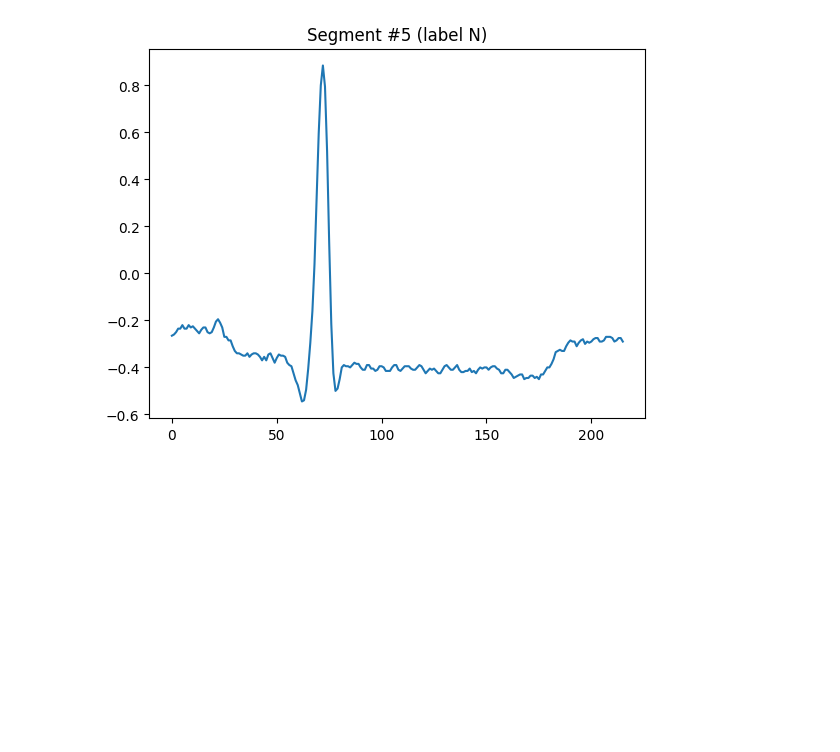
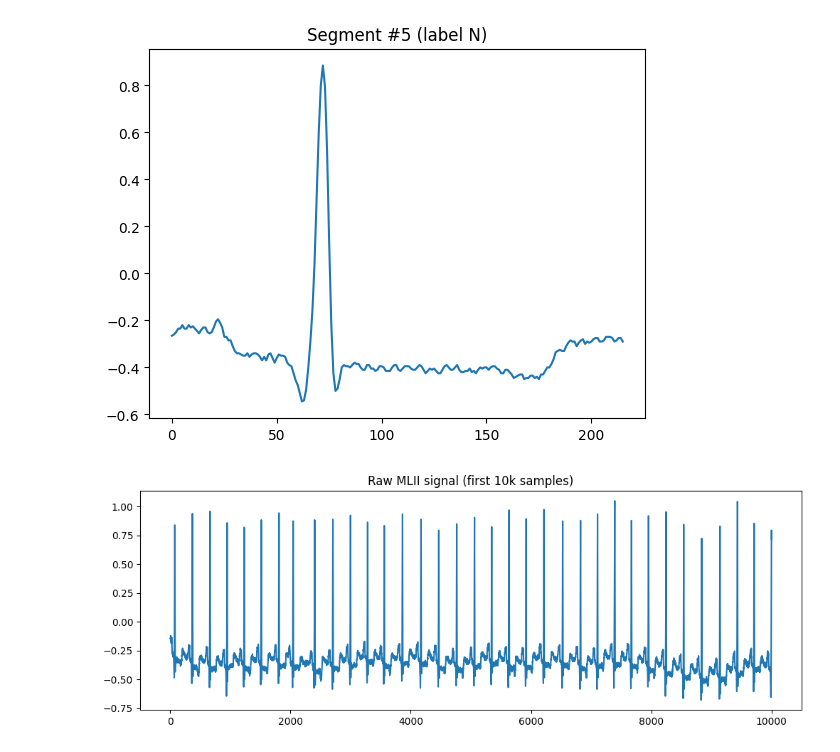
Before and after one commit to dea980/EKG-Playground, a Jupyter notebook: notebooks/01_explore_dataset.ipynb, the cells around one changed output. Cells and saved outputs as stored; diff of their text form; code cells hidden in the pictures; blank space fills up the shorter version.

```diff
--- a/notebooks/01_explore_dataset.ipynb
+++ b/notebooks/01_explore_dataset.ipynb
@@ -386,3 +382,23 @@ plt.show()
 [figure]
 Symbol: N
 [figure]
+# %%
+import wfdb
+import numpy as np
+import matplotlib.pyplot as plt
+
+data_root = _default_data_root()
+rec_path = data_root / "100"
+
+record = wfdb.rdrecord(str(rec_path))
+ann = wfdb.rdann(str(rec_path), "atr")
+
+signal = record.p_signal[:, 0]   # MLII channel
+fs = record.fs
+
+plt.figure(figsize=(12,4))
+plt.plot(signal[:10000])
+plt.title("Raw MLII signal (first 10k samples)")
+plt.show()
+# %% [output]
+[figure, added]
```
Also changed, not shown: parts of 28 cells of this notebook, 4 other files.
